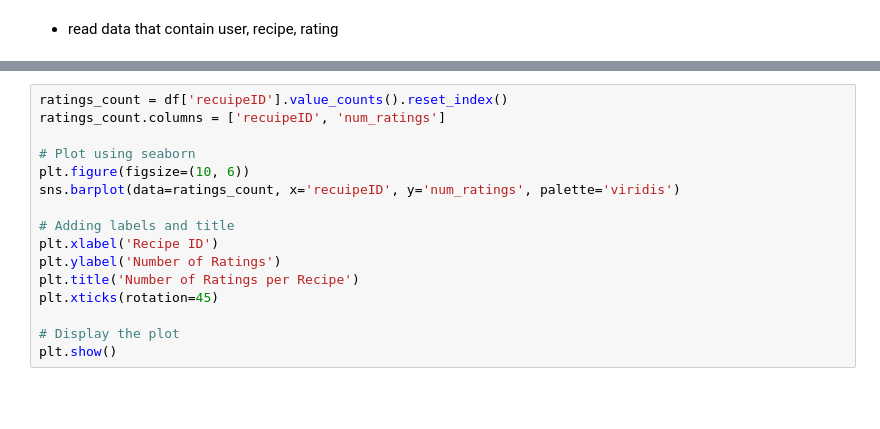
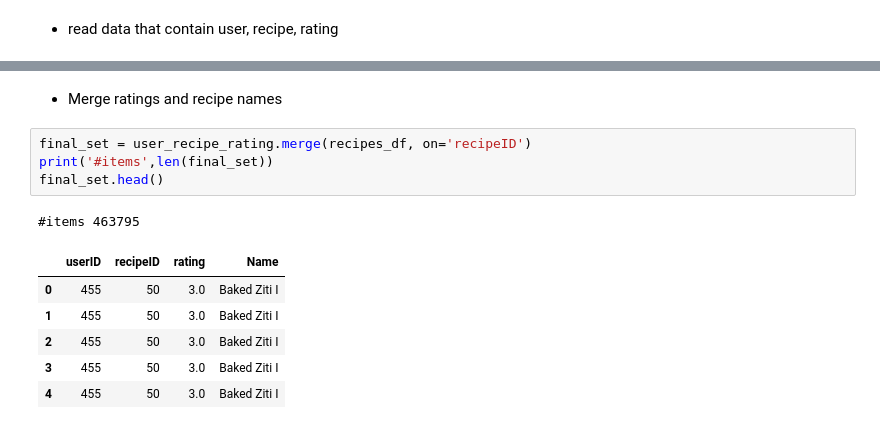
Before and after one commit to ayoubGL/Two-Tower-Recommender-system-Pytorch, a Jupyter notebook: FoodRecommenderSystem.ipynb, the cells around one changed output, grey strips where cells are left out. Drawn from its saved outputs; the diff is of its cells as text; blank space fills up the shorter version.

```diff
--- a/FoodRecommenderSystem.ipynb
+++ b/FoodRecommenderSystem.ipynb
@@ -894,19 +910,17 @@ user_item_rating.head()
 | 2 | 455 | 28 | 5.0 |
 | 3 | 455 | 458 | 3.0 |
 | 4 | 455 | 459 | 5.0 |
-# %%
-ratings_count = df['recuipeID'].value_counts().reset_index()
-ratings_count.columns = ['recuipeID', 'num_ratings']
-
-# Plot using seaborn
-plt.figure(figsize=(10, 6))
-sns.barplot(data=ratings_count, x='recuipeID', y='num_ratings', palette='viridis')
-
-# Adding labels and title
-plt.xlabel('Recipe ID')
-plt.ylabel('Number of Ratings')
-plt.title('Number of Ratings per Recipe')
-plt.xticks(rotation=45)
-
-# Display the plot
-plt.show()
+# %% [markdown]
+- Merge ratings and recipe names
+# %%
+final_set = user_recipe_rating.merge(recipes_df, on='recipeID')
+print('#items',len(final_set))
+final_set.head()
+# %% [output]
+#items 463795
+|  | userID | recipeID | rating | Name |
+| 0 | 455 | 50 | 3.0 | Baked Ziti I |
+| 1 | 455 | 50 | 3.0 | Baked Ziti I |
+| 2 | 455 | 50 | 3.0 | Baked Ziti I |
+| 3 | 455 | 50 | 3.0 | Baked Ziti I |
+| 4 | 455 | 50 | 3.0 | Baked Ziti I |
```
Also changed, not shown: parts of 14 cells of this notebook, 2 other files.
